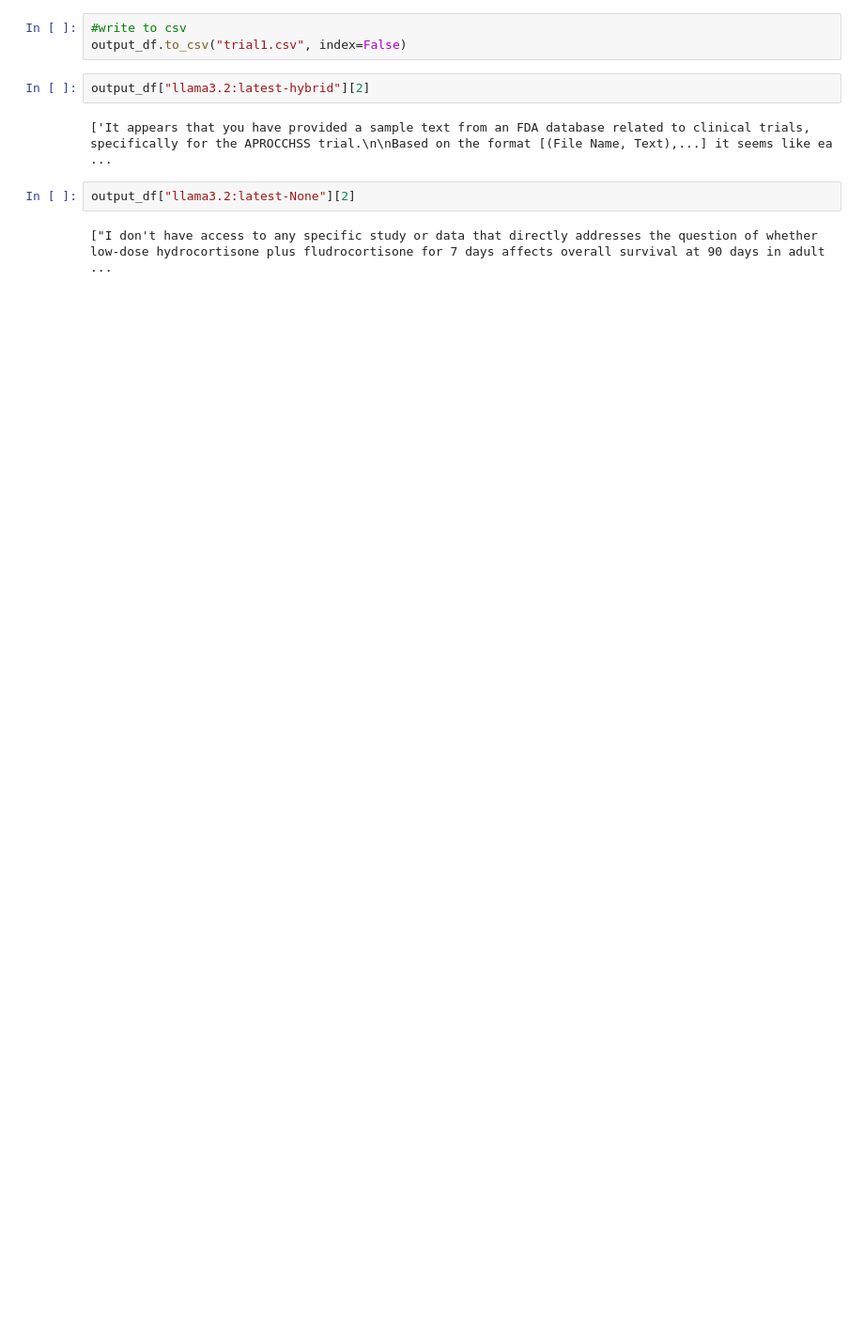
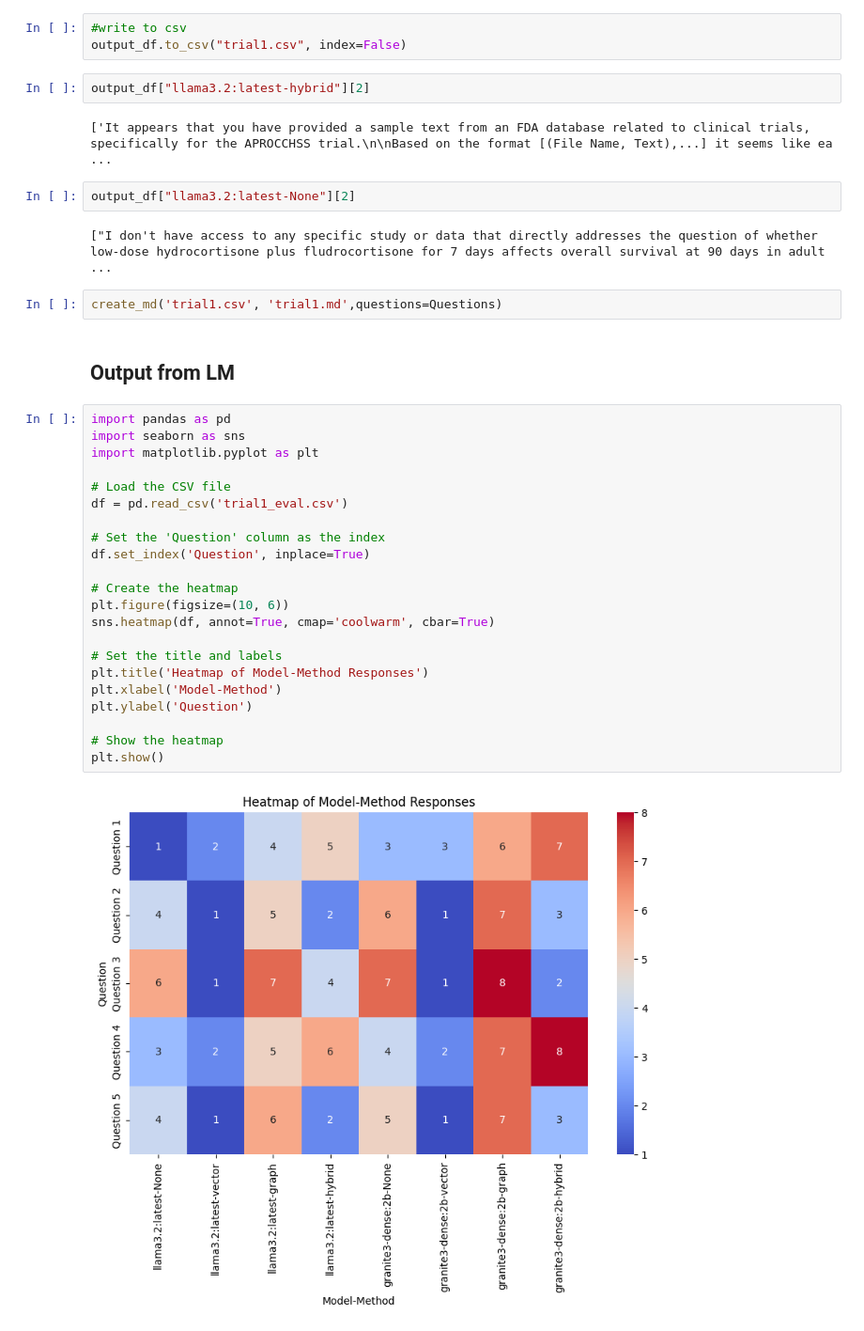
Before and after one commit to BobZhang26/DL_Final_Project, a Jupyter notebook: graphRAG.ipynb, the cells around one changed output. Shown at 94% size. Cells and saved outputs as stored; diff of their text form; blank space fills up the shorter version.

Commit message:
updated LM evals

```diff
--- a/graphRAG.ipynb
+++ b/graphRAG.ipynb
@@ -69,3 +69,31 @@ output_df["llama3.2:latest-hybrid"][2]
 output_df["llama3.2:latest-None"][2]
 # %% [output]
 ["I don't have access to any specific study or data that directly addresses the question of whether low-dose hydrocortisone plus fludrocortisone for 7 days affects overall survival at 90 days in adult ...
+# %%
+create_md('trial1.csv', 'trial1.md',questions=Questions)
+# %% [markdown]
+## Output from LM
+# %%
+import pandas as pd
+import seaborn as sns
+import matplotlib.pyplot as plt
+
+# Load the CSV file
+df = pd.read_csv('trial1_eval.csv')
+
+# Set the 'Question' column as the index
+df.set_index('Question', inplace=True)
+
+# Create the heatmap
+plt.figure(figsize=(10, 6))
+sns.heatmap(df, annot=True, cmap='coolwarm', cbar=True)
+
+# Set the title and labels
+plt.title('Heatmap of Model-Method Responses')
+plt.xlabel('Model-Method')
+plt.ylabel('Question')
+
+# Show the heatmap
+plt.show()
+# %% [output]
+[figure, added]
```
Also changed, not shown: parts of 1 cell of this notebook, 4 other files.
